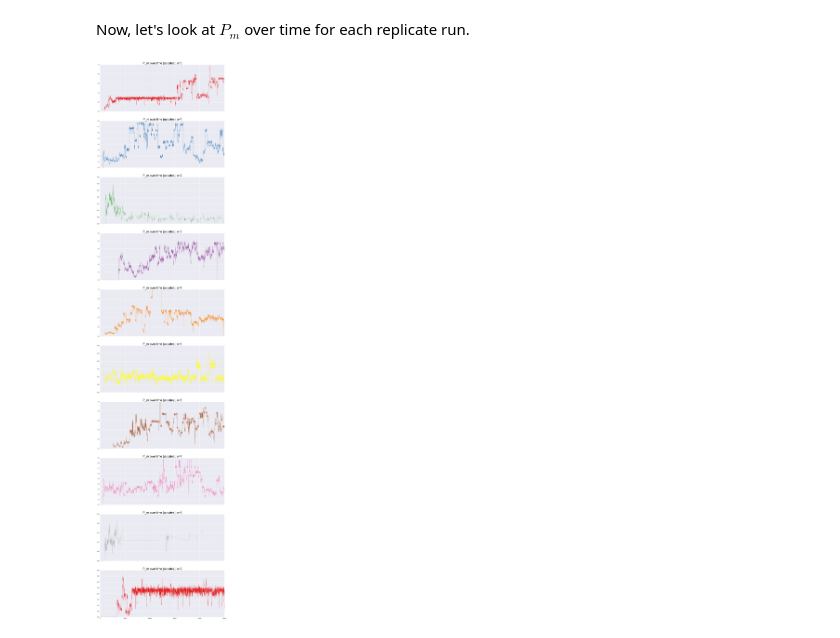
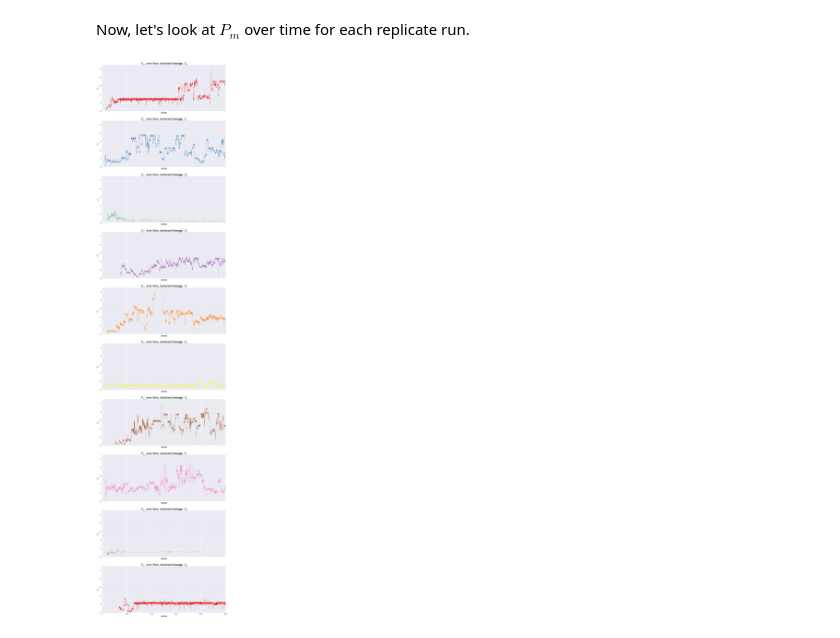
Before and after one commit to camillescott/pyavida, a Jupyter notebook: notebooks/Avida Sampling Modularity.ipynb, the cells around one changed output. Drawn from its saved outputs; the diff is of its cells as text; code cells hidden in the pictures.

Commit message:
normalized y axis on P_m v time

```diff
--- a/notebooks/Avida Sampling Modularity.ipynb
+++ b/notebooks/Avida Sampling Modularity.ipynb
@@ -301,10 +301,13 @@ Now, let's look at $P_m$ over time for each replicate run.
 # %%
 colors = sns.color_palette("Set1", 10)
 f, axgroup = subplots(nrows=10, sharex=True, figsize=(18,80))
 for (o_df, d), ax, c, i in zip(dfs, axgroup, colors, xrange(10)):
     X = o_df[o_df.u_birth > 0].u_birth
     Y = o_df[o_df.u_birth > 0].P_m
     ax.plot(X, Y, color=c, lw=.5)
-    ax.set_title('P_m over time (updates), s={i}'.format(i=i))
+    ax.set_title('$P_m$ over time, dominant lineage, $S_{i}$'.format(i=i))
+    ax.set_ylim(0.0, 1.1)
+    ax.set_ylabel('$P_m$')
+    ax.set_xlabel('Update')
 # %% [output]
-[figure, old version]
+[figure, new version]
```
